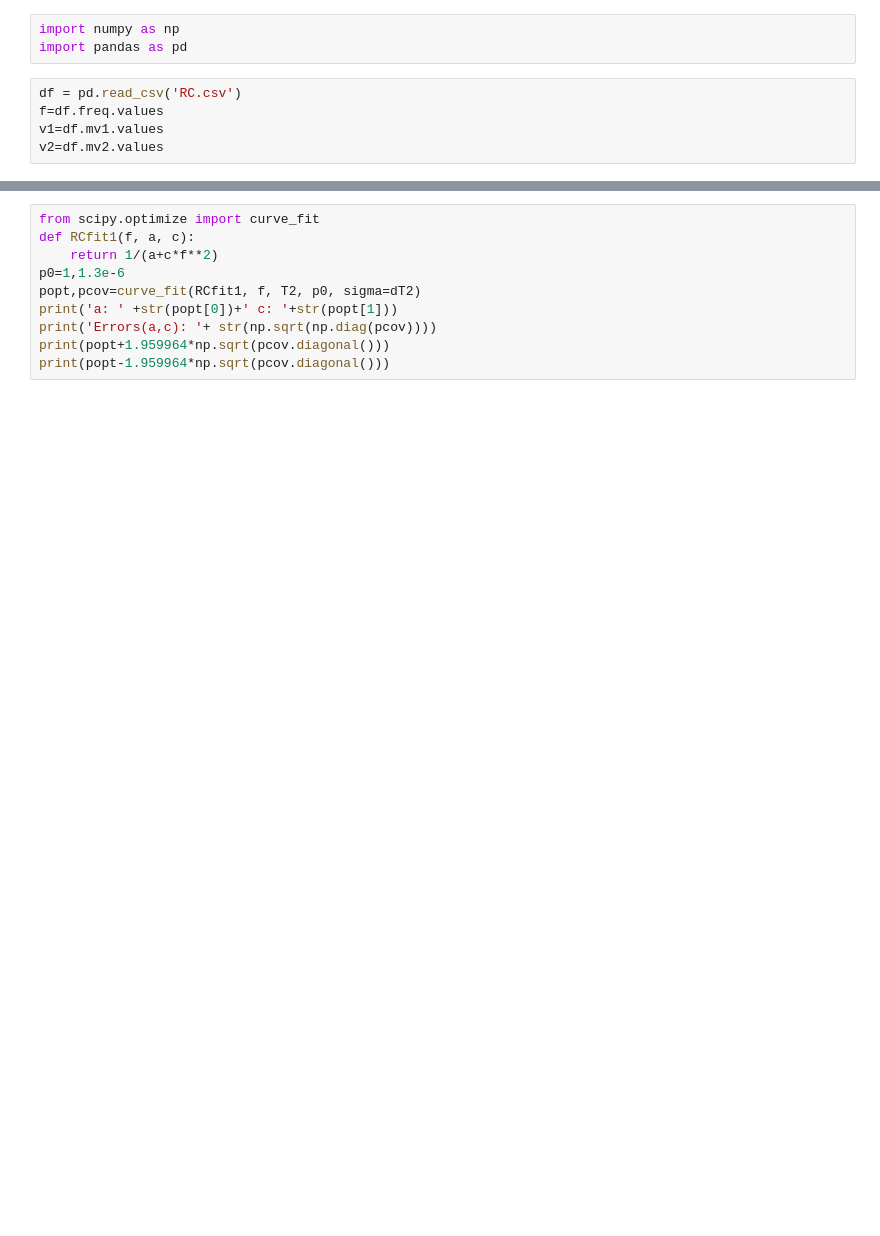
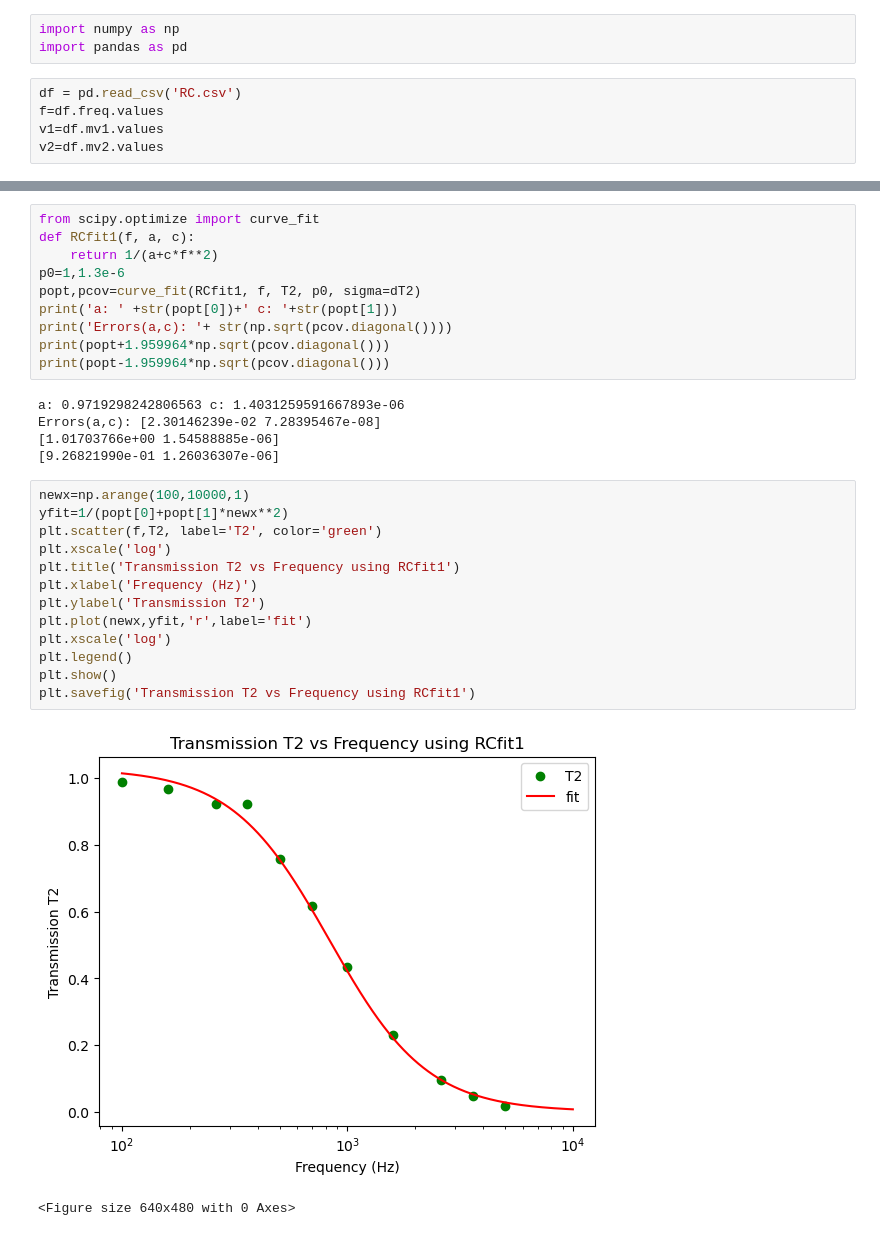
Before and after one commit to Jintian-JTST/OxfordTime, a Jupyter notebook: labs/EL02.ipynb, the cells around one changed output, grey strips where cells are left out. Drawn from its saved outputs; the diff is of its cells as text; blank space fills up the shorter version.

```diff
--- a/labs/EL02.ipynb
+++ b/labs/EL02.ipynb
@@ -36,6 +46,27 @@ def RCfit1(f, a, c):
 p0=1,1.3e-6
 popt,pcov=curve_fit(RCfit1, f, T2, p0, sigma=dT2)
 print('a: ' +str(popt[0])+' c: '+str(popt[1]))
-print('Errors(a,c): '+ str(np.sqrt(np.diag(pcov))))
+print('Errors(a,c): '+ str(np.sqrt(pcov.diagonal())))
 print(popt+1.959964*np.sqrt(pcov.diagonal()))
 print(popt-1.959964*np.sqrt(pcov.diagonal()))
+# %% [output]
+a: 0.9719298242806563 c: 1.4031259591667893e-06
+Errors(a,c): [2.30146239e-02 7.28395467e-08]
+[1.01703766e+00 1.54588885e-06]
+[9.26821990e-01 1.26036307e-06]
+# %%
+newx=np.arange(100,10000,1)
+yfit=1/(popt[0]+popt[1]*newx**2)
+plt.scatter(f,T2, label='T2', color='green')
+plt.xscale('log')
+plt.title('Transmission T2 vs Frequency using RCfit1')
+plt.xlabel('Frequency (Hz)')
+plt.ylabel('Transmission T2')
+plt.plot(newx,yfit,'r',label='fit')
+plt.xscale('log')
+plt.legend()
+plt.show()
+plt.savefig('Transmission T2 vs Frequency using RCfit1')
+# %% [output]
+[figure, added]
+<Figure size 640x480 with 0 Axes>
```
Also changed, not shown: parts of 10 cells of this notebook, 8 other files.
